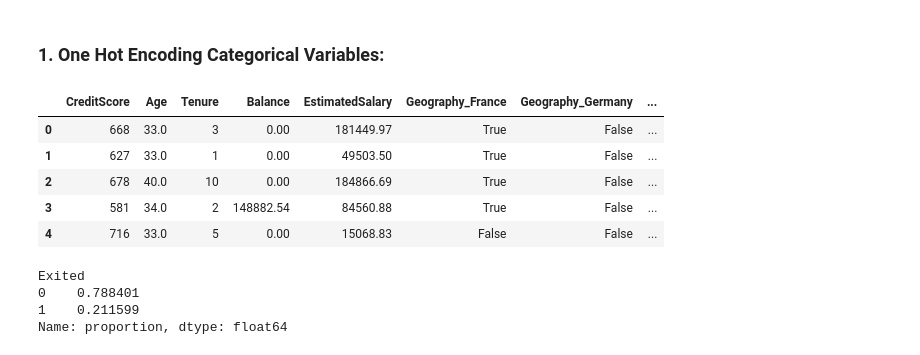
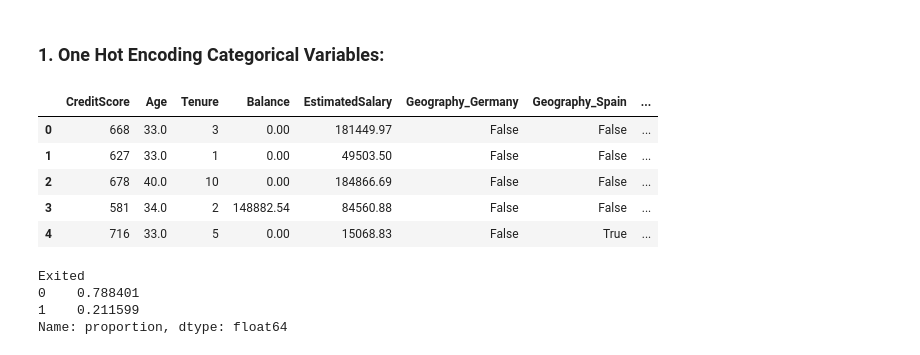
Before and after one commit to analytics-portfolio/Churn-Predictive-Model, a Jupyter notebook: notebooks/ml.ipynb, the cells around one changed output. Saved outputs shown, nothing was run; the diff lists cells and outputs as text; code cells hidden in the pictures.

```diff
--- a/notebooks/ml.ipynb
+++ b/notebooks/ml.ipynb
@@ -10,20 +21,25 @@ submission_df = pd.read_csv('../data/sample_submission.csv')
 # %% [markdown]
 ## Data Preparation for model training
 # %%
-cols_to_drop = ['id', 'CustomerId', 'Surname', 'Exited']
-X = train_df.drop(cols_to_drop, axis=1)
-y = train_df['Exited']
+cols_to_drop = ['id', 'CustomerId', 'Surname']
+X_train = train_df.drop(cols_to_drop, axis=1).copy()
+X_train.drop('Exited', axis=1, inplace=True)
+y_train = train_df['Exited'].copy()
+
+X_test = test_df.drop(cols_to_drop, axis=1).copy()
 # %% [markdown]
 ### 1. One Hot Encoding Categorical Variables:
-# %%
-X = pd.get_dummies(X, columns=['Geography', 'Gender', 'NumOfProducts', 'HasCrCard', 'IsActiveMember'])
-X.head()
-# %% [output]
-|  | CreditScore | Age | Tenure | Balance | EstimatedSalary | Geography_France | Geography_Germany | ... |
-| 0 | 668 | 33.0 | 3 | 0.00 | 181449.97 | True | False | ... |
-| 1 | 627 | 33.0 | 1 | 0.00 | 49503.50 | True | False | ... |
-| 2 | 678 | 40.0 | 10 | 0.00 | 184866.69 | True | False | ... |
-| 3 | 581 | 34.0 | 2 | 148882.54 | 84560.88 | True | False | ... |
-| 4 | 716 | 33.0 | 5 | 0.00 | 15068.83 | False | False | ... |
+# %%
+dummies_col = ['Geography', 'Gender', 'NumOfProducts', 'HasCrCard', 'IsActiveMember']
+
+X_train = pd.get_dummies(X_train, columns=dummies_col, drop_first=True)
+X_train.head()
+# %% [output]
+|  | CreditScore | Age | Tenure | Balance | EstimatedSalary | Geography_Germany | Geography_Spain | ... |
+| 0 | 668 | 33.0 | 3 | 0.00 | 181449.97 | False | False | ... |
+| 1 | 627 | 33.0 | 1 | 0.00 | 49503.50 | False | False | ... |
+| 2 | 678 | 40.0 | 10 | 0.00 | 184866.69 | False | False | ... |
+| 3 | 581 | 34.0 | 2 | 148882.54 | 84560.88 | False | False | ... |
+| 4 | 716 | 33.0 | 5 | 0.00 | 15068.83 | False | True | ... |
 # %%
 # Checking the ratio of the target variable
```
Also changed, not shown: parts of 19 cells of this notebook, 11 other files.
